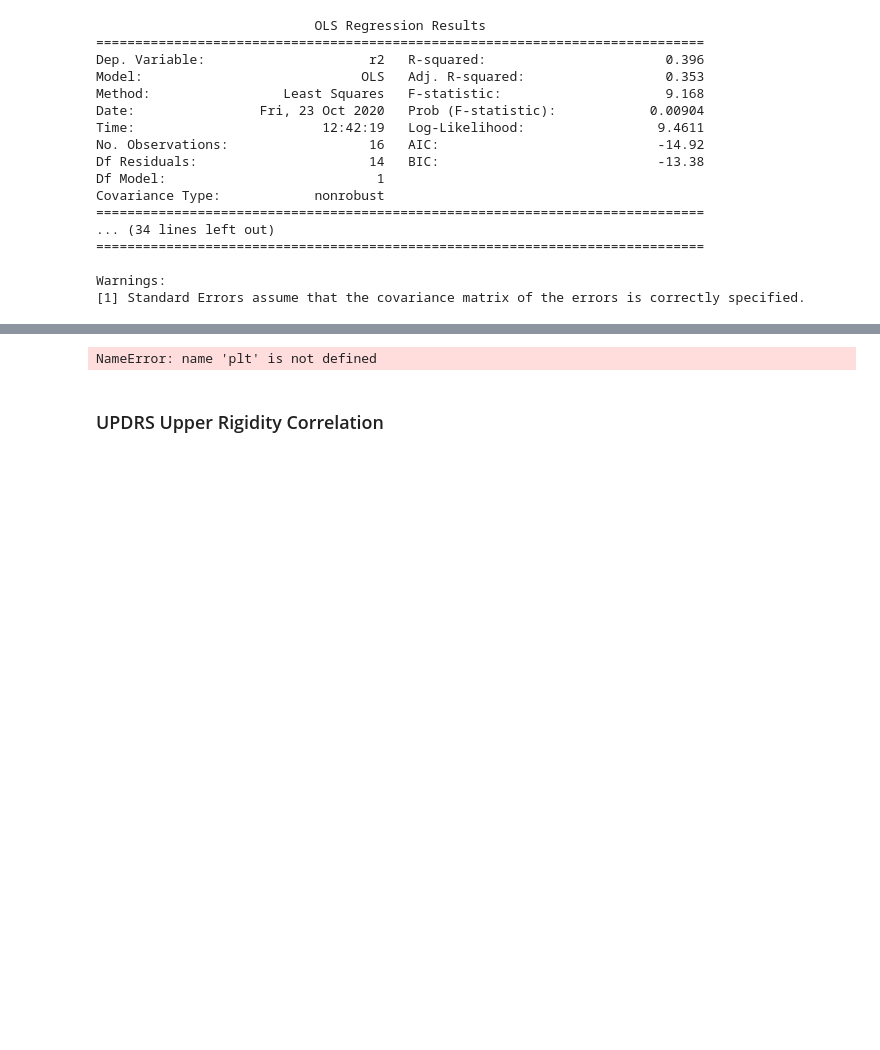
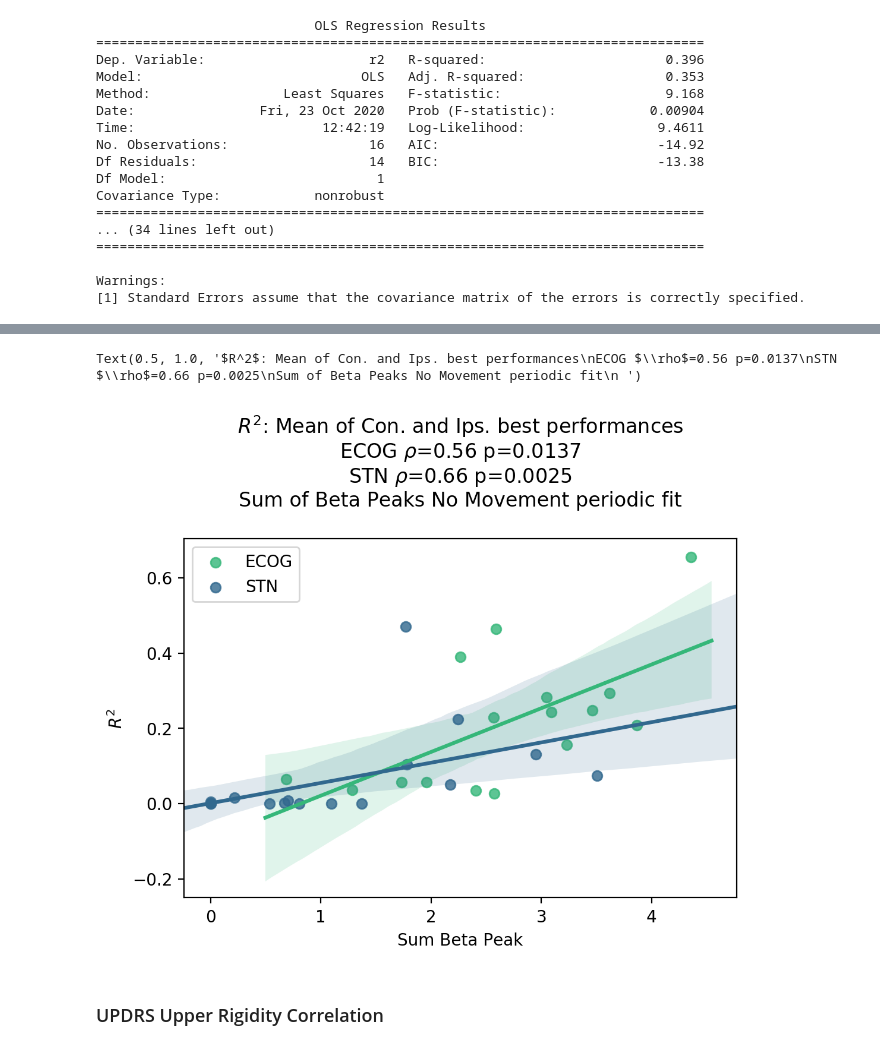
Before and after one commit to neuromodulation/icn, a Jupyter notebook: ECOG_vs_STN/Results_Analysis/stat_paper.ipynb, the cells around one changed output, grey strips where cells are left out. Drawn from its saved outputs; the diff is of its cells as text; code cells hidden in the pictures; blank space fills up the shorter version.

```diff
--- a/ECOG_vs_STN/Results_Analysis/stat_paper.ipynb
+++ b/ECOG_vs_STN/Results_Analysis/stat_paper.ipynb
@@ -77,16 +75,17 @@ icn_permutation_test.permutationTestSpearmansRho(df_here_STN["r2"], df_here_STN[
 # %%
 plt.figure(figsize=(6,4), dpi=200)
 sns.regplot(x="b_peak", y="r2", data=df_here_ECOG, label="ECOG", color=(53/255,183/255,121/255))
 sns.regplot(x="b_peak", y="r2", data=df_here_STN, label="STN", color=(49/255,104/255,142/255))
 plt.legend()
 plt.xlabel("Sum Beta Peak")
 plt.ylabel(r"$R^2$")
 plt.title(r"$R^2$"+": Mean of Con. and Ips. best performances\n"+
-          "ECOG "+ r"$\rho$"+"="+str(rho_ECOG)+" p="+str(p_val_ECOG)+\
-          "\nSTN "+ r"$\rho$"+"="+str(rho_STN)+" p="+str(p_val_STN)+\
+          "ECOG "+ r"$\rho$"+"="+str(np.round(rho_ECOG,2))+" p="+str(p_val_ECOG)+\
+          "\nSTN "+ r"$\rho$"+"="+str(np.round(rho_STN,2))+" p="+str(p_val_STN)+\
           "\nSum of Beta Peaks No Movement periodic fit\n ")
 # %% [output]
-NameError: name 'plt' is not defined
+Text(0.5, 1.0, '$R^2$: Mean of Con. and Ips. best performances\nECOG $\\rho$=0.56 p=0.0137\nSTN $\\rho$=0.66 p=0.0025\nSum of Beta Peaks No Movement periodic fit\n ')
+[figure, added]
 # %% [markdown]
 ### UPDRS Upper Rigidity Correlation
 # %%
```
Also changed, not shown: parts of 71 cells of this notebook, 4 other files.
